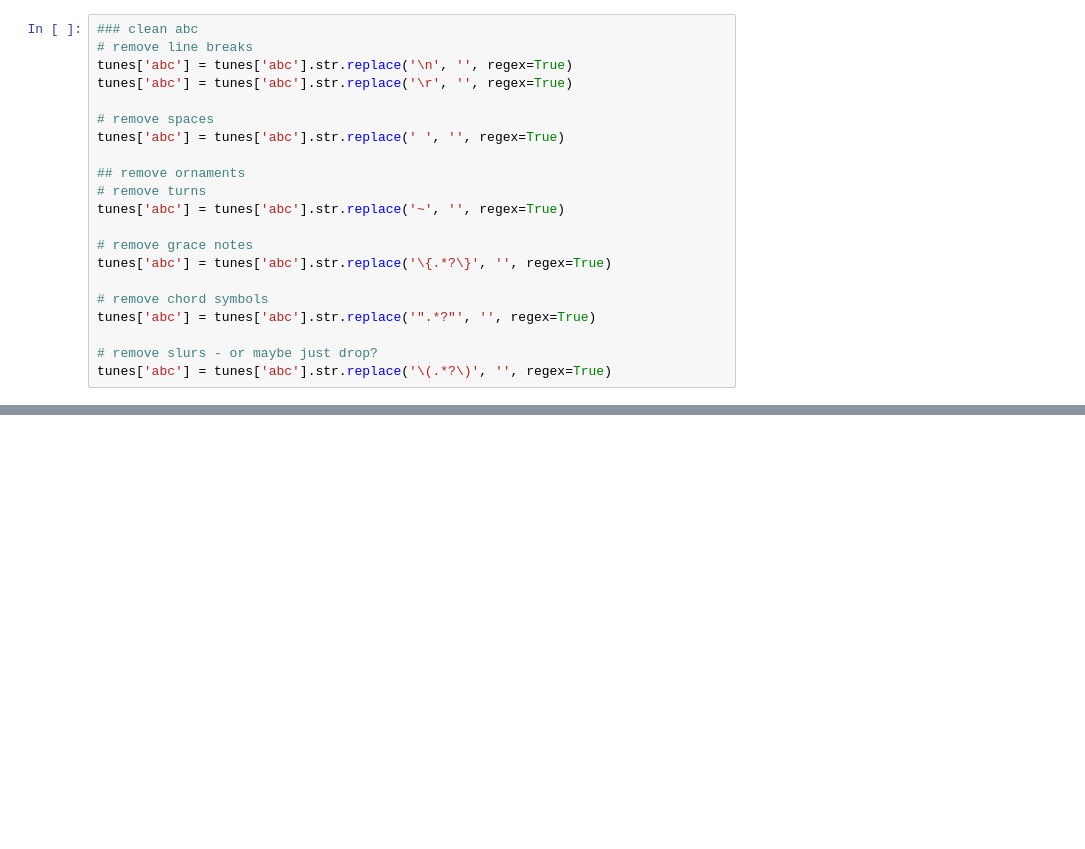
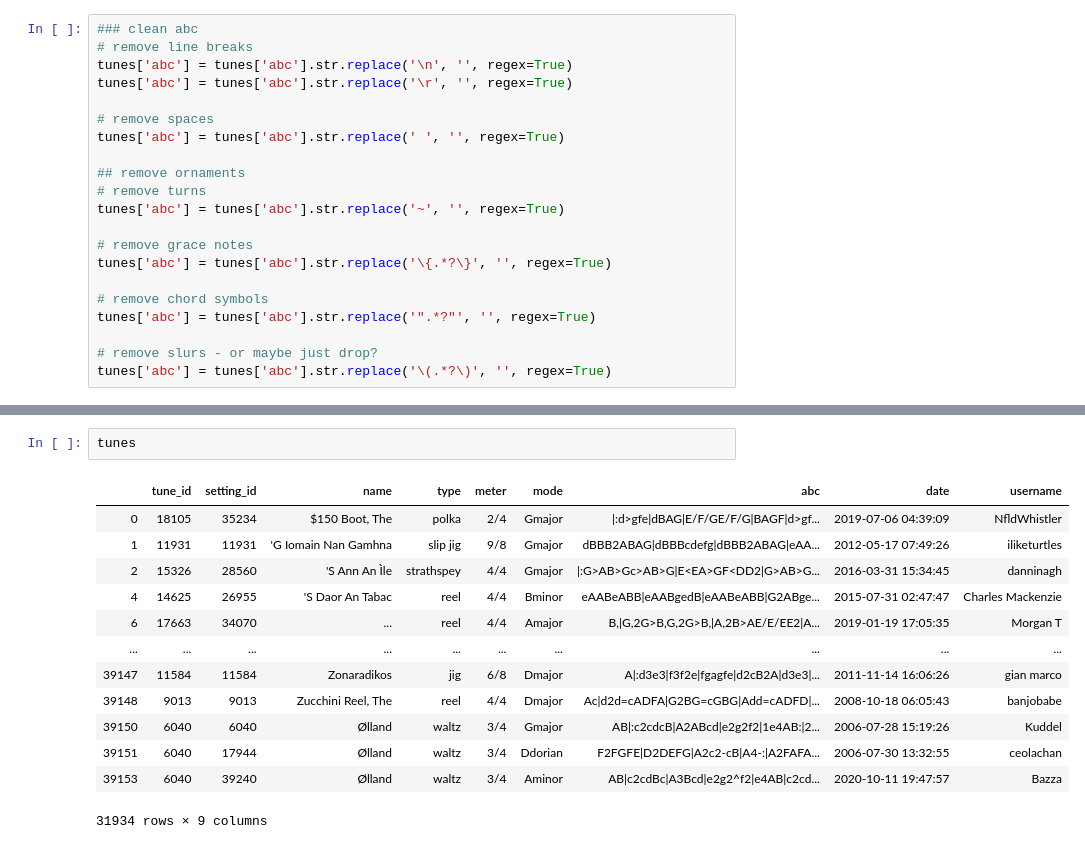
Before and after one commit to jacobdgm/irish-tunes, a Jupyter notebook: cleaning1.ipynb, the cells around one changed output, grey strips where cells are left out. Drawn from its saved outputs; the diff is of its cells as text; blank space fills up the shorter version.

```diff
--- a/cleaning1.ipynb
+++ b/cleaning1.ipynb
@@ -72,0 +164,16 @@ tunes.loc[tunes['abc'].str.contains('\}')]
+# %%
+tunes
+# %% [output]
+|  | tune_id | setting_id | name | type | meter | mode | abc | date | username |
+| 0 | 18105 | 35234 | $150 Boot, The | polka | 2/4 | Gmajor | |:d>gfe|dBAG|E/F/GE/F/G|BAGF|d>gf... | 2019-07-06 04:39:09 | NfldWhistler |
+| 1 | 11931 | 11931 | 'G Iomain Nan Gamhna | slip jig | 9/8 | Gmajor | dBBB2ABAG|dBBBcdefg|dBBB2ABAG|eAA... | 2012-05-17 07:49:26 | iliketurtles |
+| 2 | 15326 | 28560 | 'S Ann An Ìle | strathspey | 4/4 | Gmajor | |:G>AB>Gc>AB>G|E<EA>GF<DD2|G>AB>G... | 2016-03-31 15:34:45 | danninagh |
+| 4 | 14625 | 26955 | 'S Daor An Tabac | reel | 4/4 | Bminor | eAABeABB|eAABgedB|eAABeABB|G2ABge... | 2015-07-31 02:47:47 | Charles Mackenzie |
+| 6 | 17663 | 34070 | ... | reel | 4/4 | Amajor | B,|G,2G>B,G,2G>B,|A,2B>AE/E/EE2|A... | 2019-01-19 17:05:35 | Morgan T |
+| ... | ... | ... | ... | ... | ... | ... | ... | ... | ... |
+| 39147 | 11584 | 11584 | Zonaradikos | jig | 6/8 | Dmajor | A|:d3e3|f3f2e|fgagfe|d2cB2A|d3e3|... | 2011-11-14 16:06:26 | gian marco |
+| 39148 | 9013 | 9013 | Zucchini Reel, The | reel | 4/4 | Dmajor | Ac|d2d=cADFA|G2BG=cGBG|Add=cADFD|... | 2008-10-18 06:05:43 | banjobabe |
+| 39150 | 6040 | 6040 | Ølland | waltz | 3/4 | Gmajor | AB|:c2cdcB|A2ABcd|e2g2f2|1e4AB:|2... | 2006-07-28 15:19:26 | Kuddel |
+| 39151 | 6040 | 17944 | Ølland | waltz | 3/4 | Ddorian | F2FGFE|D2DEFG|A2c2-cB|A4-:|A2FAFA... | 2006-07-30 13:32:55 | ceolachan |
+| 39153 | 6040 | 39240 | Ølland | waltz | 3/4 | Aminor | AB|c2cdBc|A3Bcd|e2g2^f2|e4AB|c2cd... | 2020-10-11 19:47:57 | Bazza |
+31934 rows × 9 columns
```
Also changed, not shown: parts of 12 cells of this notebook, 5 other files.
